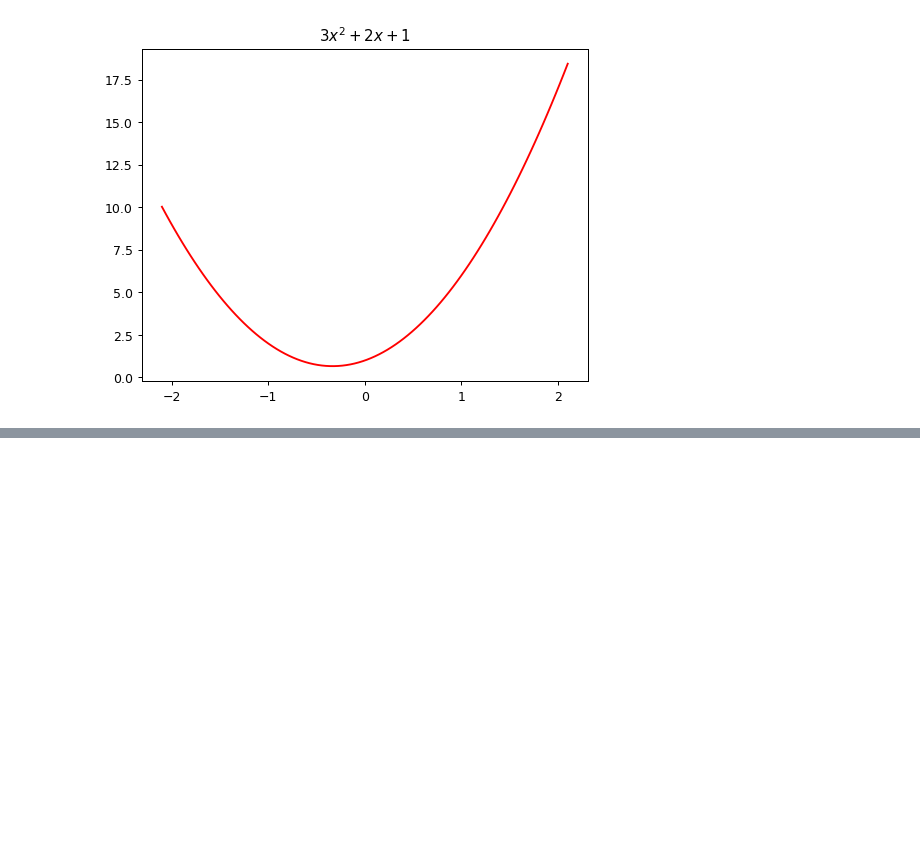
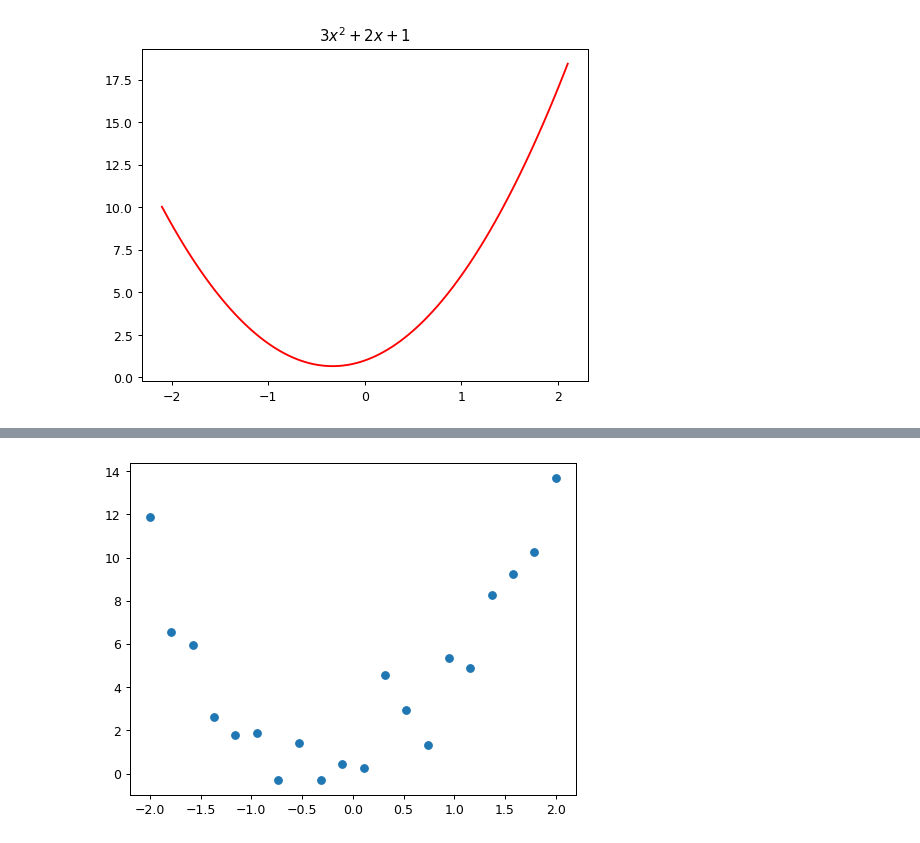
Before and after one commit to adarsh1927/Learning_Deep, a Jupyter notebook: learning_deep.ipynb, the cells around one changed output, grey strips where cells are left out. Cells and saved outputs as stored; diff of their text form; code cells hidden in the pictures; blank space fills up the shorter version.

```diff
--- a/learning_deep.ipynb
+++ b/learning_deep.ipynb
@@ -236,0 +258,4 @@ tensor([[-2.0000],
+# %%
+plt.scatter(x,y);
+# %% [output]
+[figure, added]
```
Also changed, not shown: parts of 4 cells of this notebook.
